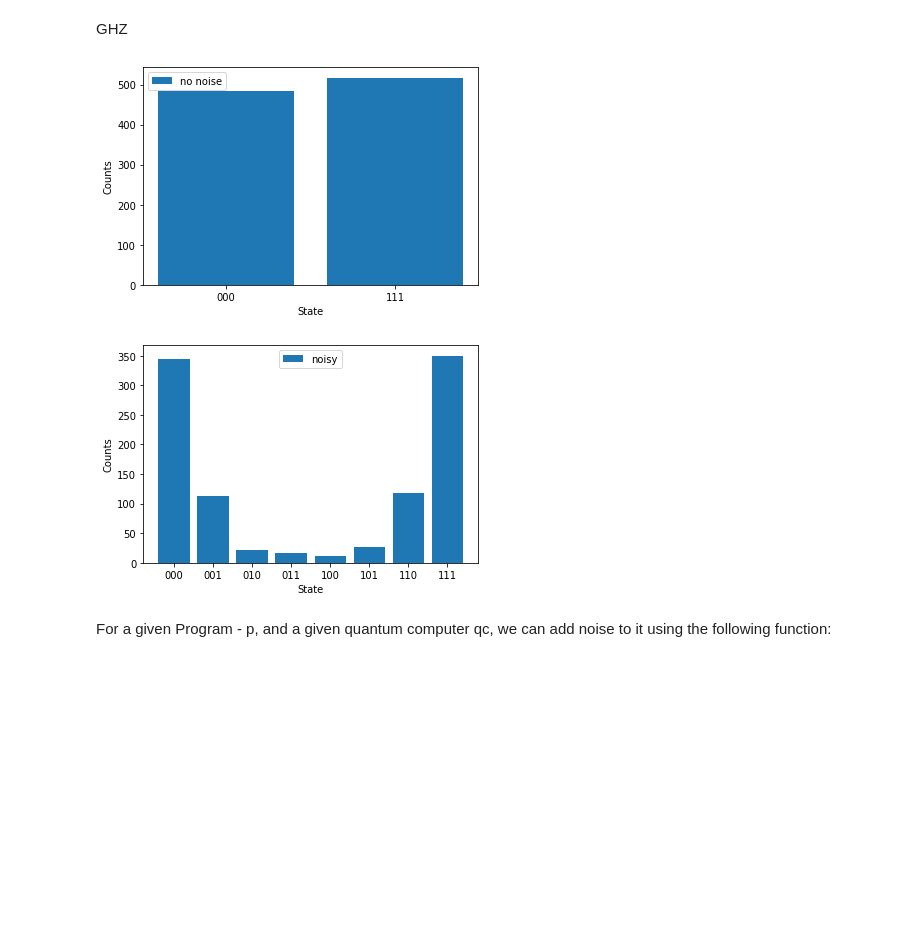
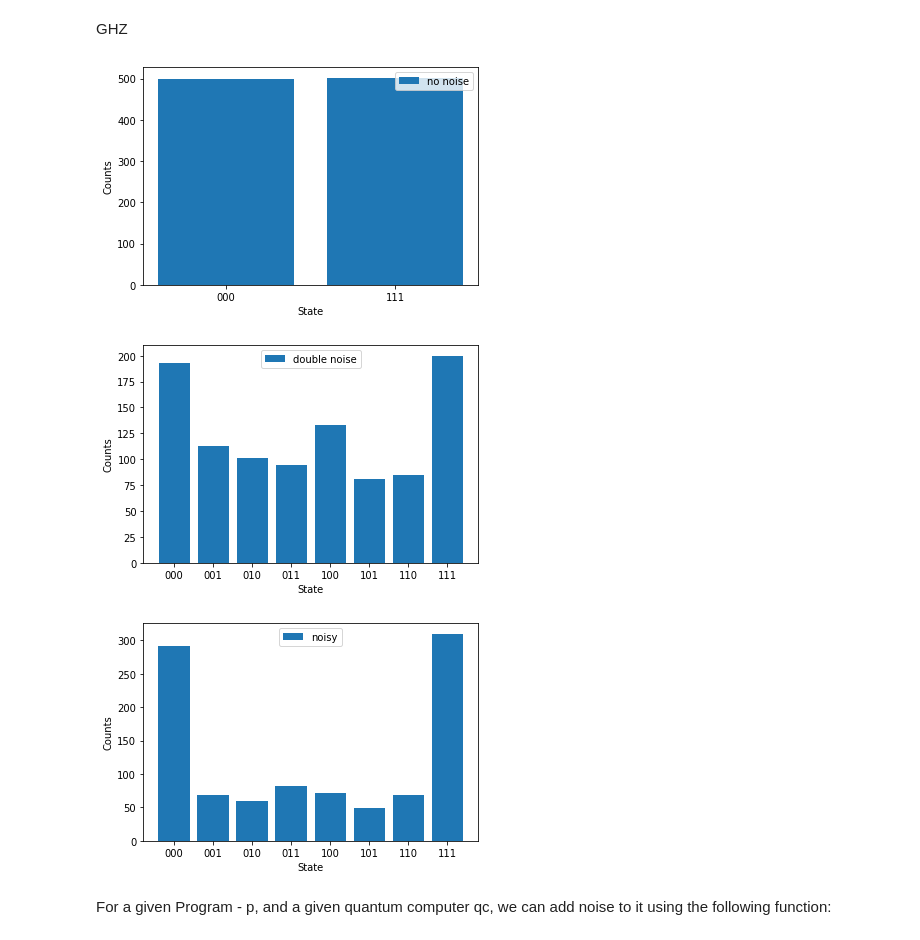
Before and after one commit to shrapp/pyquil-noise-simulation, a Jupyter notebook: examples.ipynb, the cells around one changed output. Saved outputs shown, nothing was run; the diff lists cells and outputs as text; code cells hidden in the pictures; blank space fills up the shorter version.

Commit message:
calibration bug fix, doc added, modified example

```diff
--- a/examples.ipynb
+++ b/examples.ipynb
@@ -88,7 +88,7 @@ plot_results(no_noise, noisy, log=True)
 # %% [markdown]
 GHZ
 # %%
-def ghz(qc, qubits, numshots, noise=False, cal=None):
+def ghz(qc, qubits, numshots, noise=False, cal=None, intensity=1):
     p = Program()
     p.declare("ro", "BIT", 3)
     p += H(qubits[0])
@@ -99,43 +99,46 @@ def ghz(qc, qubits, numshots, noise=False, cal=None):
     p += MEASURE(qubits[2], ("ro", 2))
     p.wrap_in_numshots_loop(numshots)
     if noise:
         if cal is not None:
-            p = add_noise_to_program(qc, p, calibrations=cal)
+            p = add_noise_to_program(qc, p, calibrations=cal, noise_intensity=intensity)
         else:
-            p = add_noise_to_program(qc, p)
+            p = add_noise_to_program(qc, p, noise_intensity=intensity)
     return p
 
 def run_experiment(qpu, qubits, numshots):
     qvm = get_qc(qpu, as_qvm=True, execution_timeout=1000)
     cal = Calibrations(qvm)
     no_noise = qvm.run(ghz(qvm,qubits,numshots, False)).readout_data.get("ro")
+    double_noise = qvm.run(ghz(qvm,qubits,numshots, True, cal, intensity=2)).readout_data.get("ro")
     noisy = qvm.run(ghz(qvm,qubits,numshots, True, cal)).readout_data.get("ro")
 
 
-    qc = get_qpu(qpu)
-    exe = qc.compile(ghz(qc,qubits,numshots, False), to_native_gates=True)
-    real = qc.run(exe).readout_data.get("ro")
-    return no_noise, noisy, real
+    # qc = get_qpu(qpu)
+    # exe = qc.compile(ghz(qc,qubits,numshots, False), to_native_gates=True)
+    # real = qc.run(exe).readout_data.get("ro")
+    return no_noise, double_noise, noisy# , real
 
 def plot_results(results, label):
     histogram={}
     for i in results:
         code=("00"+str(int(float(i[2])*100+float(i[1])*10+float(i[0]))))[-3:]
         histogram[code]=histogram.get(code,0)+1
     histogram=dict(sorted(histogram.items()))
     plt.bar(*zip(*histogram.items()), label=label)
     plt.xlabel('State')
     plt.ylabel('Counts')
     plt.legend()
     plt.show()
 
-no_noise, noisy, real = run_experiment('Aspen-M-2', [5,6,7], 1000)
+no_noise, double_noise, noisy = run_experiment('Aspen-M-2',[0,1,2], 1000)
 plot_results(no_noise, 'no noise')
+plot_results(double_noise, 'double noise')
 plot_results(noisy, 'noisy')
-plot_results(real, 'real')
+# plot_results(real, 'real')
 # %% [output]
-[figure, old version]
+[figure, new version]
-[figure, old version]
+[figure, new version]
+[figure, added]
 # %% [markdown]
 For a given Program - p, and a given quantum computer qc, we can add noise to it using the following function:
 # %%
```
Also changed, not shown: 3 other files.
